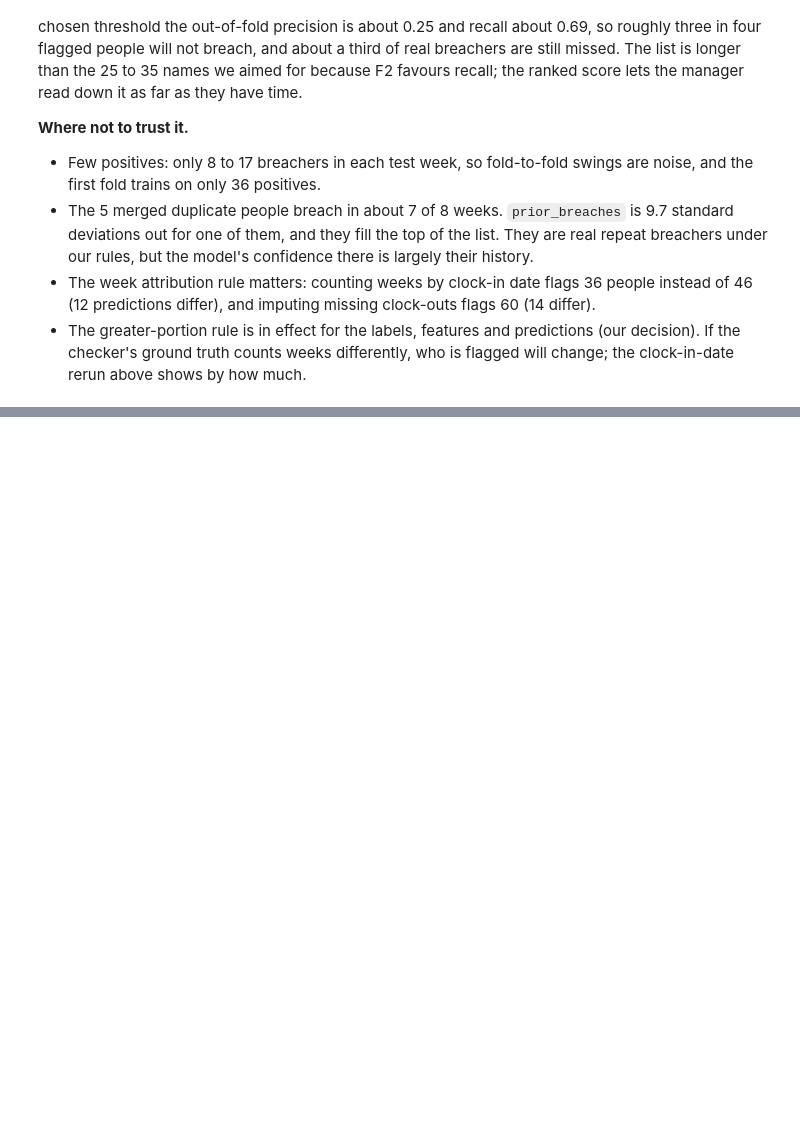
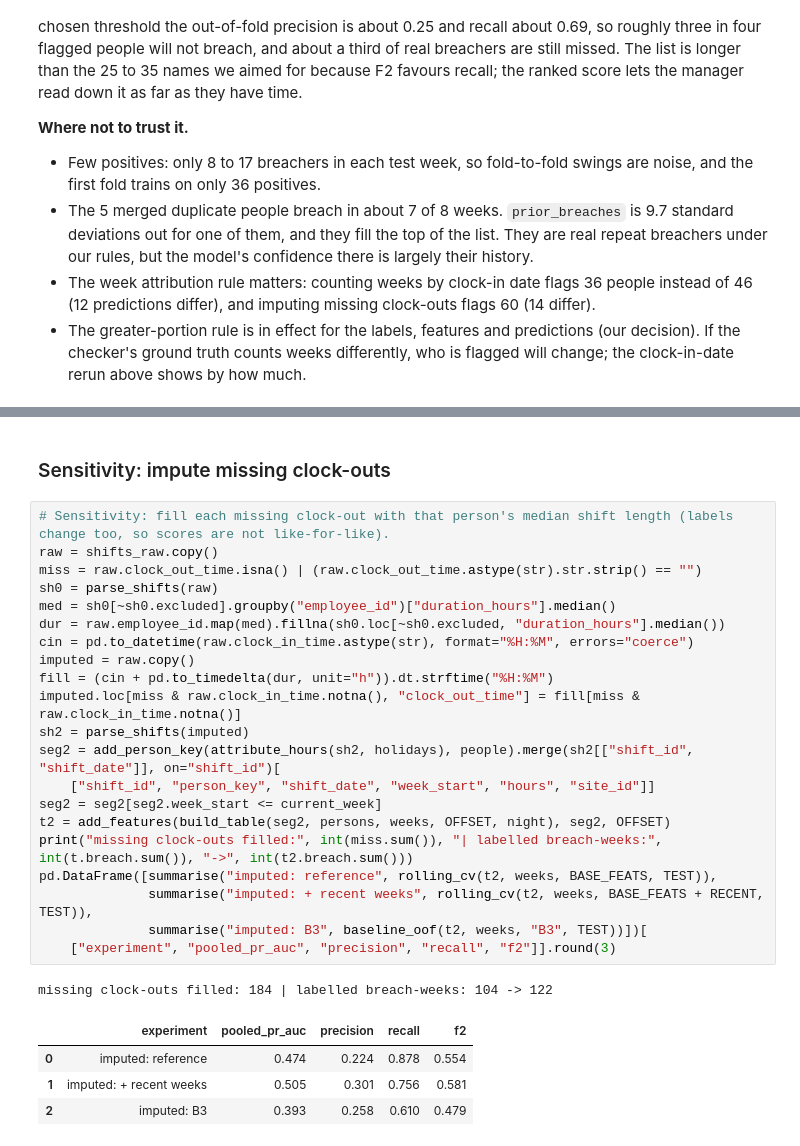
Before and after one commit to MistryDev09/JemTechnical, a Jupyter notebook: data_modeling.ipynb, the cells around one changed output, grey strips where cells are left out. Saved outputs shown, nothing was run; the diff lists cells and outputs as text; blank space fills up the shorter version.

```diff
--- a/data_modeling.ipynb
+++ b/data_modeling.ipynb
@@ -760,0 +957,29 @@ wrote predictions.csv: 213 rows, 51 flagged
+# %% [markdown]
+### Sensitivity: impute missing clock-outs
+# %%
+# Sensitivity: fill each missing clock-out with that person's median shift length (labels change too, so scores are not like-for-like).
+raw = shifts_raw.copy()
+miss = raw.clock_out_time.isna() | (raw.clock_out_time.astype(str).str.strip() == "")
+sh0 = parse_shifts(raw)
+med = sh0[~sh0.excluded].groupby("employee_id")["duration_hours"].median()
+dur = raw.employee_id.map(med).fillna(sh0.loc[~sh0.excluded, "duration_hours"].median())
+cin = pd.to_datetime(raw.clock_in_time.astype(str), format="%H:%M", errors="coerce")
+imputed = raw.copy()
+fill = (cin + pd.to_timedelta(dur, unit="h")).dt.strftime("%H:%M")
+imputed.loc[miss & raw.clock_in_time.notna(), "clock_out_time"] = fill[miss & raw.clock_in_time.notna()]
+sh2 = parse_shifts(imputed)
+seg2 = add_person_key(attribute_hours(sh2, holidays), people).merge(sh2[["shift_id", "shift_date"]], on="shift_id")[
+    ["shift_id", "person_key", "shift_date", "week_start", "hours", "site_id"]]
+seg2 = seg2[seg2.week_start <= current_week]
+t2 = add_features(build_table(seg2, persons, weeks, OFFSET, night), seg2, OFFSET)
+print("missing clock-outs filled:", int(miss.sum()), "| labelled breach-weeks:", int(t.breach.sum()), "->", int(t2.breach.sum()))
+pd.DataFrame([summarise("imputed: reference", rolling_cv(t2, weeks, BASE_FEATS, TEST)),
+              summarise("imputed: + recent weeks", rolling_cv(t2, weeks, BASE_FEATS + RECENT, TEST)),
+              summarise("imputed: B3", baseline_oof(t2, weeks, "B3", TEST))])[
+    ["experiment", "pooled_pr_auc", "precision", "recall", "f2"]].round(3)
+# %% [output]
+missing clock-outs filled: 184 | labelled breach-weeks: 104 -> 122
+|  | experiment | pooled_pr_auc | precision | recall | f2 |
+| 0 | imputed: reference | 0.474 | 0.224 | 0.878 | 0.554 |
+| 1 | imputed: + recent weeks | 0.505 | 0.301 | 0.756 | 0.581 |
+| 2 | imputed: B3 | 0.393 | 0.258 | 0.610 | 0.479 |
```
Also changed, not shown: parts of 9 cells of this notebook.
